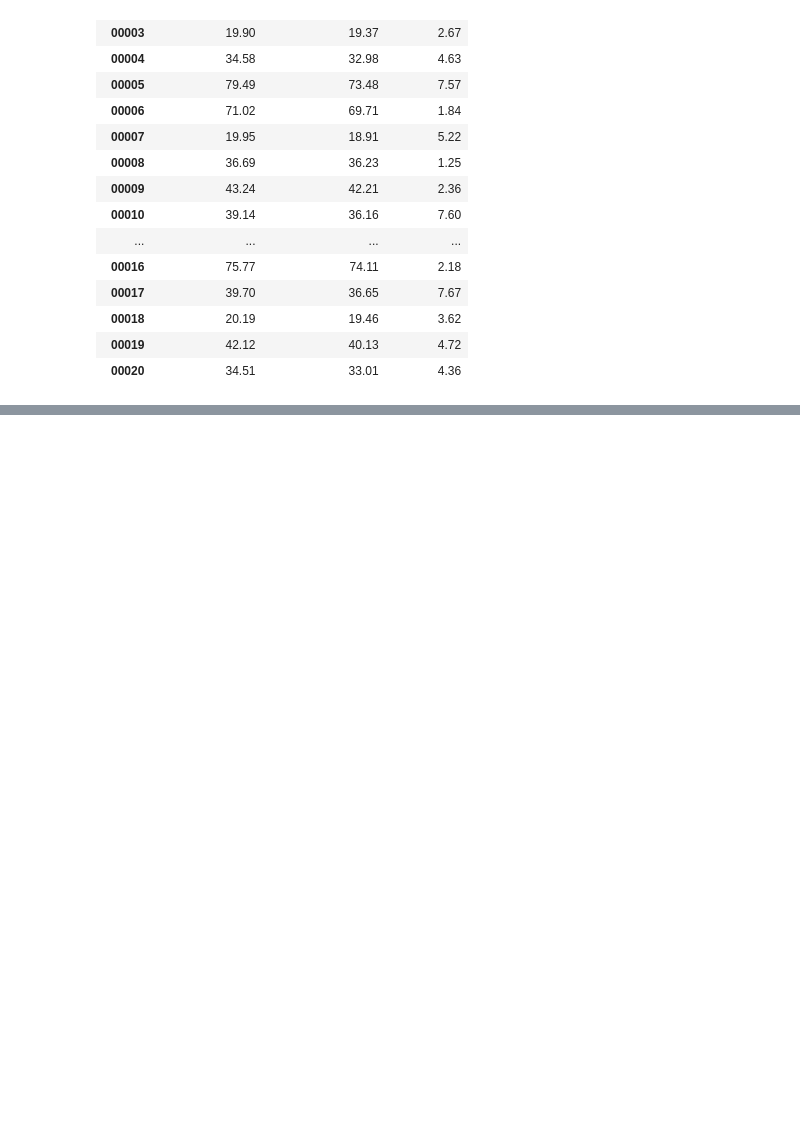
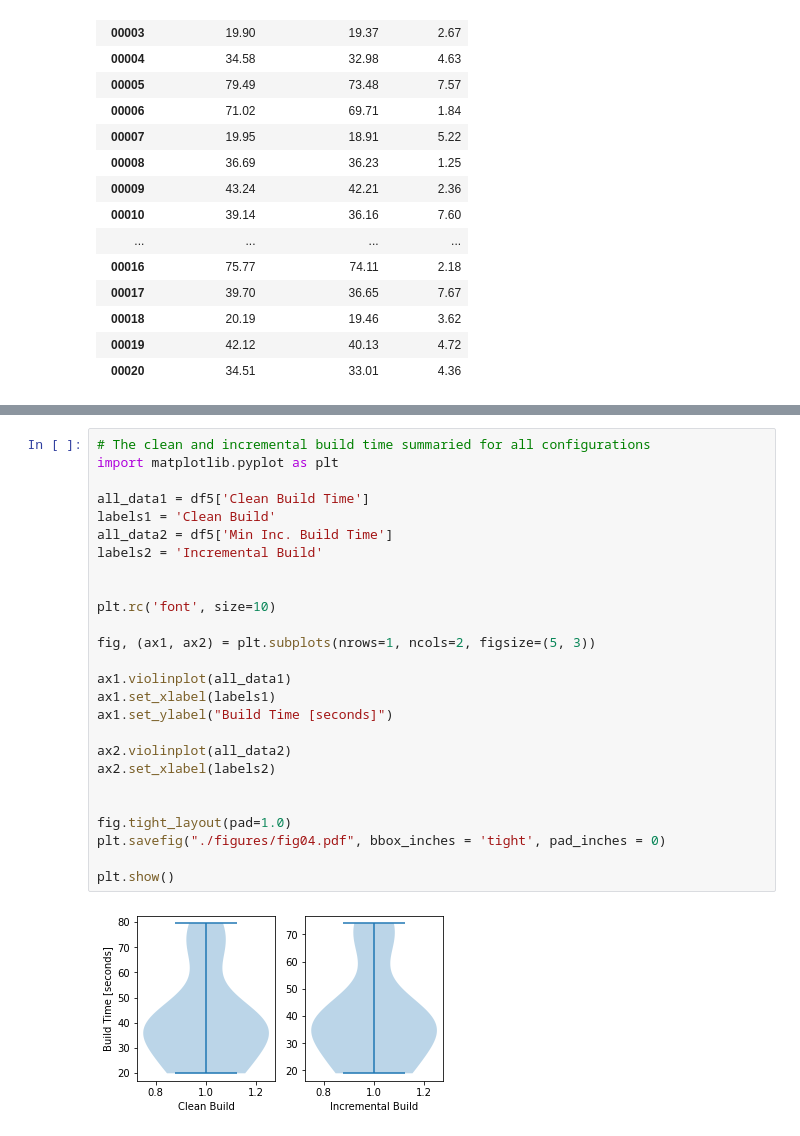
Before and after one commit to ternava/Incremental-build, a Jupyter notebook: notebooks/compare_build_time.ipynb, the cells around one changed output, grey strips where cells are left out. Drawn from its saved outputs; the diff is of its cells as text; blank space fills up the shorter version.

```diff
--- a/notebooks/compare_build_time.ipynb
+++ b/notebooks/compare_build_time.ipynb
@@ -112,0 +114,28 @@ ib_plot
+# %%
+# The clean and incremental build time summaried for all configurations
+import matplotlib.pyplot as plt
+
+all_data1 = df5['Clean Build Time']
+labels1 = 'Clean Build'
+all_data2 = df5['Min Inc. Build Time']
+labels2 = 'Incremental Build'
+
+
+plt.rc('font', size=10)
+
+fig, (ax1, ax2) = plt.subplots(nrows=1, ncols=2, figsize=(5, 3))
+
+ax1.violinplot(all_data1)
+ax1.set_xlabel(labels1)
+ax1.set_ylabel("Build Time [seconds]")
+
+ax2.violinplot(all_data2)
+ax2.set_xlabel(labels2)
+
+
+fig.tight_layout(pad=1.0)
+plt.savefig("./figures/fig04.pdf", bbox_inches = 'tight', pad_inches = 0)
+
+plt.show()
+# %% [output]
+[figure, added]
```
Also changed, not shown: parts of 2 cells of this notebook, 6 other files.
